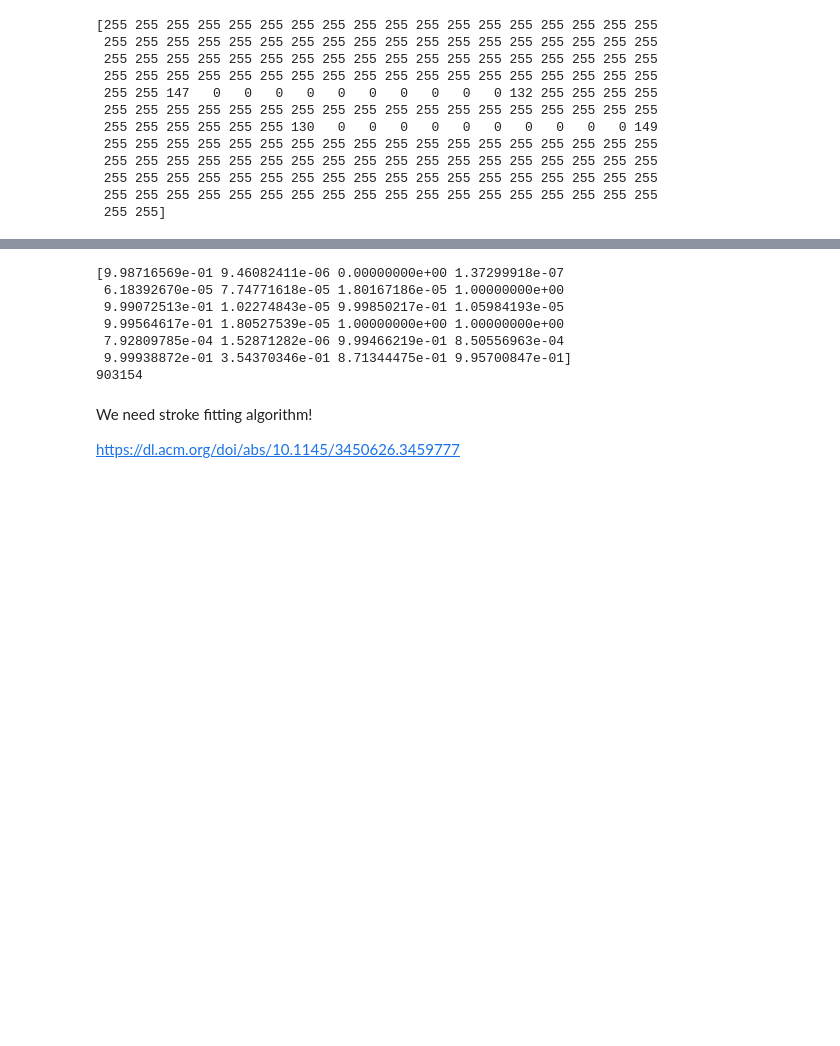
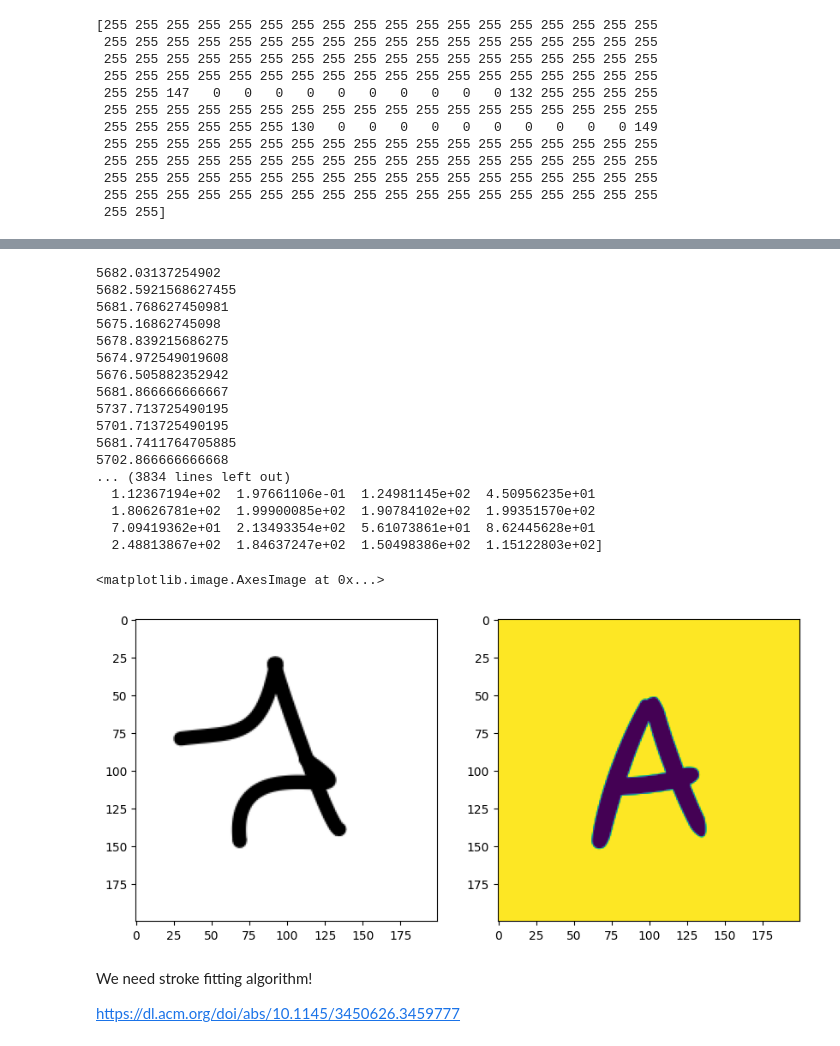
Before and after one commit to hunkim98/curves, a Jupyter notebook: python_curves.ipynb, the cells around one changed output, grey strips where cells are left out. Drawn from its saved outputs; the diff is of its cells as text; code cells hidden in the pictures; blank space fills up the shorter version.

```diff
--- a/python_curves.ipynb
+++ b/python_curves.ipynb
@@ -276,6 +262,7 @@ array([[255, 255, 255, ..., 255, 255, 255],
 # %%
 import json
 from scipy.optimize import minimize, LinearConstraint, Bounds
+import matplotlib.pyplot as plt
 
 alphabets = json.load(open("./src/static/alphabets.json"))
 
@@ -288,46 +275,66 @@ myMessage = 'A'
 
 reference_A = myImage = create_image((image_size, image_size), 'white', myMessage, myFont, 'black')
 reference_A = np.array(reference_A.convert('L'))
 reference_A = reference_A / 255
 
 def objective(params):
     generated_A = draw_extended(params)
     difference = np.sum(np.abs(generated_A - reference_A))
+    print(difference)
     return difference
 
 initial_params = extended_A
 
 initial_img = draw_extended(initial_params)
 
 constraint_matrix = np.ones((1, 24))  # Sum of all elements
 upper_bound = np.array([1.0])  # Sum constraint
 lower_bound = np.array([0])  # Sum constraint
 
 bounds = Bounds(lower_bound, upper_bound)
 
 # Create a LinearConstraint object
 linear_constraint = LinearConstraint(constraint_matrix, lb=upper_bound, ub=upper_bound)
 
 # Perform optimization to adjust the Bézier curve parameters
-optimized_params = minimize(objective, initial_params, method='nelder-mead', bounds=bounds).x
+optimized_params = minimize(objective, initial_params, method='nelder-mead').x
 
-final_A = draw_extended(optimized_params)
+final_A = draw_extended(optimized_params) * 255
 
-print(optimized_params)
 
-real_diff = np.sum(np.abs(final_A - initial_img))
-print(real_diff)
+# real_diff = np.sum(np.abs(final_A - initial_img))
+# print(real_diff)
 
 image = Image.fromarray(final_A)
-image.show()
+
+# show two images side by side
+fig = plt.figure(figsize=(10, 10))
+fig.add_subplot(1, 2, 1)
+plt.imshow(image)
+fig.add_subplot(1, 2, 2)
+plt.imshow(reference_A)
+# plt.imshow(image)
+# plt.imshow(reference_A * 255)
 # %% [output]
-[9.98716569e-01 9.46082411e-06 0.00000000e+00 1.37299918e-07
- 6.18392670e-05 7.74771618e-05 1.80167186e-05 1.00000000e+00
- 9.99072513e-01 1.02274843e-05 9.99850217e-01 1.05984193e-05
- 9.99564617e-01 1.80527539e-05 1.00000000e+00 1.00000000e+00
- 7.92809785e-04 1.52871282e-06 9.99466219e-01 8.50556963e-04
- 9.99938872e-01 3.54370346e-01 8.71344475e-01 9.95700847e-01]
-903154
+5682.03137254902
+5682.5921568627455
+5681.768627450981
+5675.16862745098
+5678.839215686275
+5674.972549019608
+5676.505882352942
+5681.866666666667
+5737.713725490195
+5701.713725490195
+5681.7411764705885
+5702.866666666668
+... (3834 lines left out)
+  1.12367194e+02  1.97661106e-01  1.24981145e+02  4.50956235e+01
+  1.80626781e+02  1.99900085e+02  1.90784102e+02  1.99351570e+02
+  7.09419362e+01  2.13493354e+02  5.61073861e+01  8.62445628e+01
+  2.48813867e+02  1.84637247e+02  1.50498386e+02  1.15122803e+02]
+<matplotlib.image.AxesImage at 0x...>
+[figure, added]
 # %% [markdown]
 We need stroke fitting algorithm!
 
```
Also changed, not shown: parts of 3 cells of this notebook.
